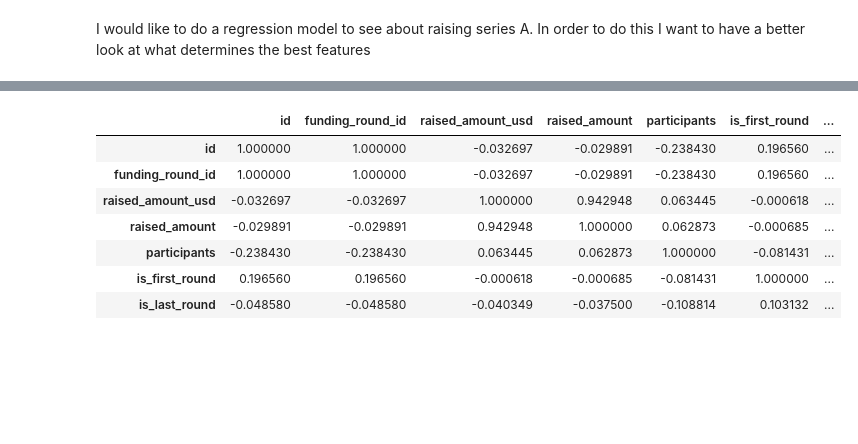
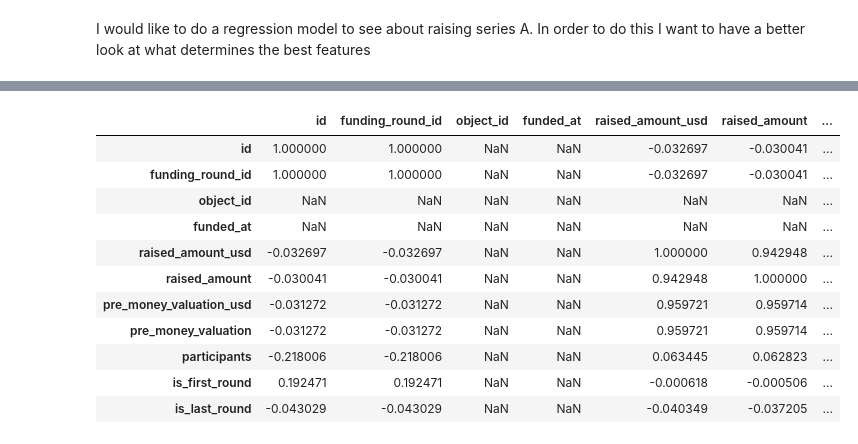
Before and after one commit to anilaq/venturecapitalproject, a Jupyter notebook: Untitled.ipynb, the cells around one changed output, grey strips where cells are left out. Saved outputs shown, nothing was run; the diff lists cells and outputs as text; code cells hidden in the pictures; blank space fills up the shorter version.

```diff
--- a/Untitled.ipynb
+++ b/Untitled.ipynb
@@ -361,0 +376,9 @@ I would like to do a regression model to see about raising series A. In order to
+# %%
+#converting objects to floats
+#funding_rounds['object_id'] = pd.to_numeric(funding_rounds["object_id"], downcast="float")
+funding_rounds['object_id'] = pd.to_numeric(funding_rounds['object_id'],errors='coerce')
+funding_rounds['funded_at'] = pd.to_numeric(funding_rounds['funded_at'],errors='coerce')
+funding_rounds['raised_amount_usd'] = pd.to_numeric(funding_rounds['raised_amount_usd'],errors='coerce')
+funding_rounds['raised_amount'] = pd.to_numeric(funding_rounds['raised_amount'],errors='coerce')
+funding_rounds['pre_money_valuation_usd'] = pd.to_numeric(funding_rounds['pre_money_valuation_usd'],errors='coerce')
+funding_rounds['pre_money_valuation'] = pd.to_numeric(funding_rounds['pre_money_valuation'],errors='coerce')
@@ -362,11 +597,15 @@ I would like to do a regression model to see about raising series A. In order to
 # %%
-funding_rounds2.corr()
+funding_rounds.corr()
 # %% [output]
-|  | id | funding_round_id | raised_amount_usd | raised_amount | participants | is_first_round | ... |
-| id | 1.000000 | 1.000000 | -0.032697 | -0.029891 | -0.238430 | 0.196560 | ... |
-| funding_round_id | 1.000000 | 1.000000 | -0.032697 | -0.029891 | -0.238430 | 0.196560 | ... |
-| raised_amount_usd | -0.032697 | -0.032697 | 1.000000 | 0.942948 | 0.063445 | -0.000618 | ... |
-| raised_amount | -0.029891 | -0.029891 | 0.942948 | 1.000000 | 0.062873 | -0.000685 | ... |
-| participants | -0.238430 | -0.238430 | 0.063445 | 0.062873 | 1.000000 | -0.081431 | ... |
-| is_first_round | 0.196560 | 0.196560 | -0.000618 | -0.000685 | -0.081431 | 1.000000 | ... |
-| is_last_round | -0.048580 | -0.048580 | -0.040349 | -0.037500 | -0.108814 | 0.103132 | ... |
+|  | id | funding_round_id | object_id | funded_at | raised_amount_usd | raised_amount | ... |
+| id | 1.000000 | 1.000000 | NaN | NaN | -0.032697 | -0.030041 | ... |
+| funding_round_id | 1.000000 | 1.000000 | NaN | NaN | -0.032697 | -0.030041 | ... |
+| object_id | NaN | NaN | NaN | NaN | NaN | NaN | ... |
+| funded_at | NaN | NaN | NaN | NaN | NaN | NaN | ... |
+| raised_amount_usd | -0.032697 | -0.032697 | NaN | NaN | 1.000000 | 0.942948 | ... |
+| raised_amount | -0.030041 | -0.030041 | NaN | NaN | 0.942948 | 1.000000 | ... |
+| pre_money_valuation_usd | -0.031272 | -0.031272 | NaN | NaN | 0.959721 | 0.959714 | ... |
+| pre_money_valuation | -0.031272 | -0.031272 | NaN | NaN | 0.959721 | 0.959714 | ... |
+| participants | -0.218006 | -0.218006 | NaN | NaN | 0.063445 | 0.062823 | ... |
+| is_first_round | 0.192471 | 0.192471 | NaN | NaN | -0.000618 | -0.000506 | ... |
+| is_last_round | -0.043029 | -0.043029 | NaN | NaN | -0.040349 | -0.037205 | ... |
```
Also changed, not shown: parts of 40 cells of this notebook.
